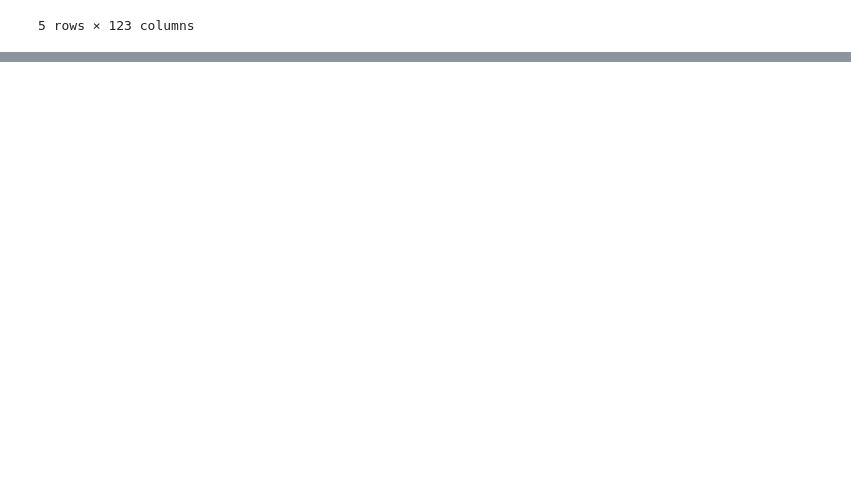
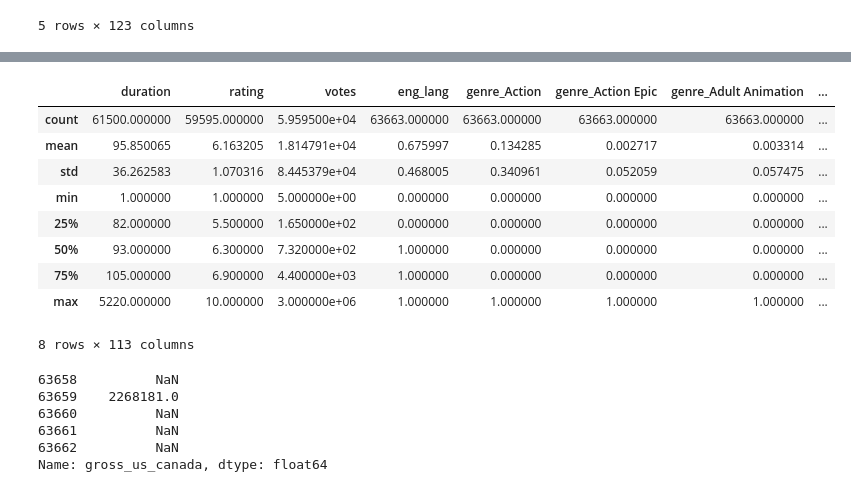
Before and after one commit to phodgkins/dm-movies, a Jupyter notebook: load_data.ipynb, the cells around one changed output, grey strips where cells are left out. Saved outputs shown, nothing was run; the diff lists cells and outputs as text; code cells hidden in the pictures; blank space fills up the shorter version.

```diff
--- a/load_data.ipynb
+++ b/load_data.ipynb
@@ -673,0 +676,4 @@ test[test.notna().all(axis=1)].head()
+# %%
+import pandas as pd
+df_new = pd.read_csv("data/clean_adjusted.csv")
+df_new.head()
@@ -673,0 +688,36 @@ test[test.notna().all(axis=1)].head()
+# %%
+columns = list(df_new.columns)
+df_new.describe()
+# %% [output]
+|  | duration | rating | votes | eng_lang | genre_Action | genre_Action Epic | genre_Adult Animation | ... |
+| count | 61500.000000 | 59595.000000 | 5.959500e+04 | 63663.000000 | 63663.000000 | 63663.000000 | 63663.000000 | ... |
+| mean | 95.850065 | 6.163205 | 1.814791e+04 | 0.675997 | 0.134285 | 0.002717 | 0.003314 | ... |
+| std | 36.262583 | 1.070316 | 8.445379e+04 | 0.468005 | 0.340961 | 0.052059 | 0.057475 | ... |
+| min | 1.000000 | 1.000000 | 5.000000e+00 | 0.000000 | 0.000000 | 0.000000 | 0.000000 | ... |
+| 25% | 82.000000 | 5.500000 | 1.650000e+02 | 0.000000 | 0.000000 | 0.000000 | 0.000000 | ... |
+| 50% | 93.000000 | 6.300000 | 7.320000e+02 | 1.000000 | 0.000000 | 0.000000 | 0.000000 | ... |
+| 75% | 105.000000 | 6.900000 | 4.400000e+03 | 1.000000 | 0.000000 | 0.000000 | 0.000000 | ... |
+| max | 5220.000000 | 10.000000 | 3.000000e+06 | 1.000000 | 1.000000 | 1.000000 | 1.000000 | ... |
+8 rows × 113 columns
+# %%
+scale_cols = ['duration','gross_worldwide','gross_us_canada','nominal_gross','historical_usd','inflation_adjusted_usd'] #columns to scale
+reformat = ['gross_worldwide', 'gross_us_canada', 'nominal_gross', 'historical_usd', 'inflation_adjusted_usd']
+
+for col in reformat:
+    #only run string cleaning if the data isn't already numeric
+    if df_new[col].dtype == 'object':
+        #replace $ and commas
+        df_new[col] = (df_new[col]
+                       .str.replace('$', '', regex=False)
+                       .str.replace(',', '', regex=False))
+
+    #convert to numeric
+    df_new[col] = pd.to_numeric(df_new[col], errors='coerce')
+df_new['gross_us_canada'].tail()
+# %% [output]
+63658          NaN
+63659    2268181.0
+63660          NaN
+63661          NaN
+63662          NaN
+Name: gross_us_canada, dtype: float64
```
Also changed, not shown: parts of 11 cells of this notebook.
